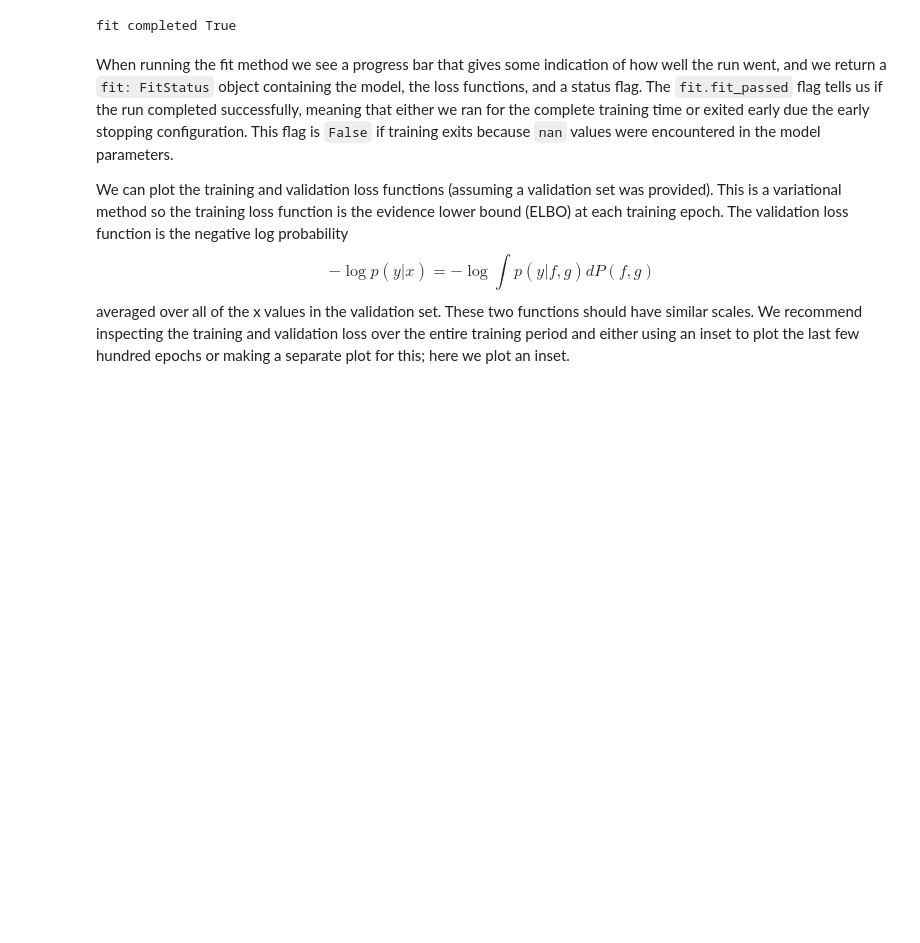
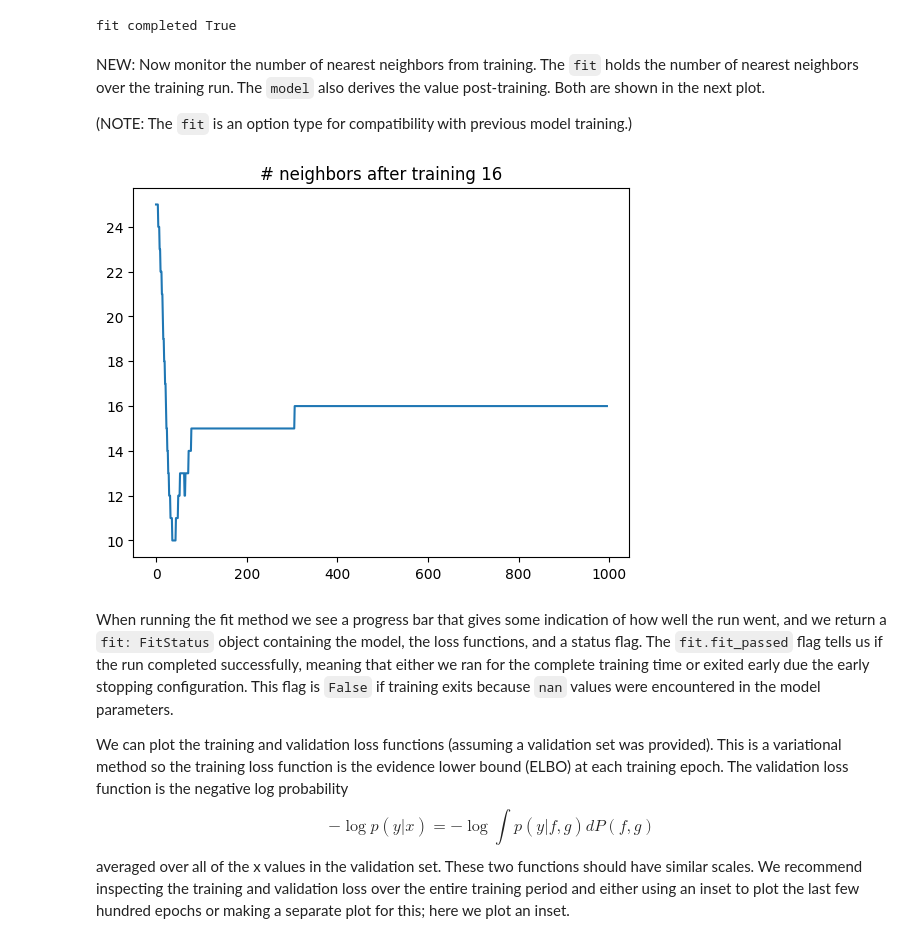
Before and after one commit to katzfuss-group/batram-cov, a Jupyter notebook: notebooks/getting-started.ipynb, the cells around one changed output. Drawn from its saved outputs; the diff is of its cells as text; code cells hidden in the pictures; blank space fills up the shorter version.

```diff
--- a/notebooks/getting-started.ipynb
+++ b/notebooks/getting-started.ipynb
@@ -277,6 +262,19 @@ fit = model.fit(
 print(f'fit completed {fit.fit_passed}')
 # %% [output]
 fit completed True
+# %% [markdown]
+NEW: Now monitor the number of nearest neighbors from training. The `fit`
+holds the number of nearest neighbors over the training run. The `model` also
+derives the value post-training. Both are shown in the next plot.
+
+(NOTE: The `fit` is an option type for compatibility with previous model training.)
+# %%
+if fit.num_neighbors is not None:
+  plt.plot(fit.num_neighbors)
+  plt.title(f"# neighbors after training {model.num_neighbors}")
+  plt.show()
+# %% [output]
+[figure, added]
 # %% [markdown]
 When running the fit method we see a progress bar that gives some indication of how well the run went,
 and we return a `fit: FitStatus` object containing the model, the loss functions, and a status flag.
```
Also changed, not shown: parts of 6 cells of this notebook, 2 other files.
